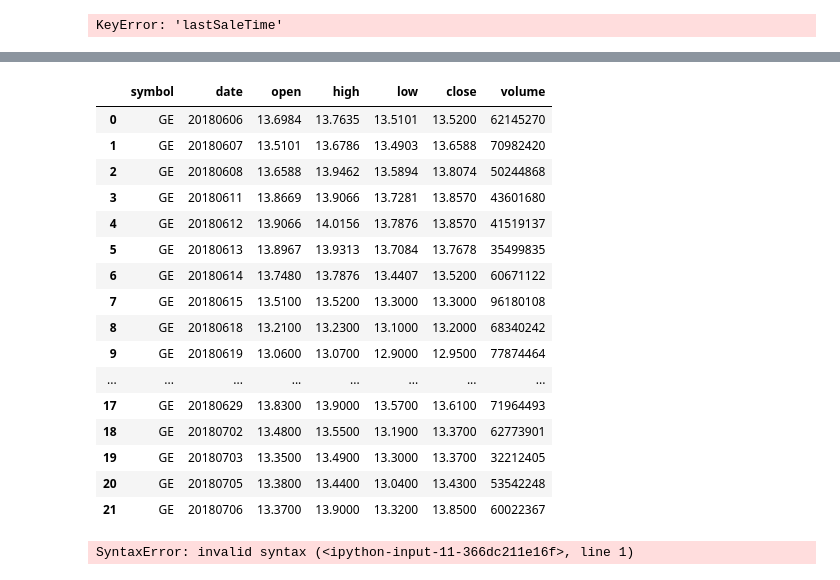
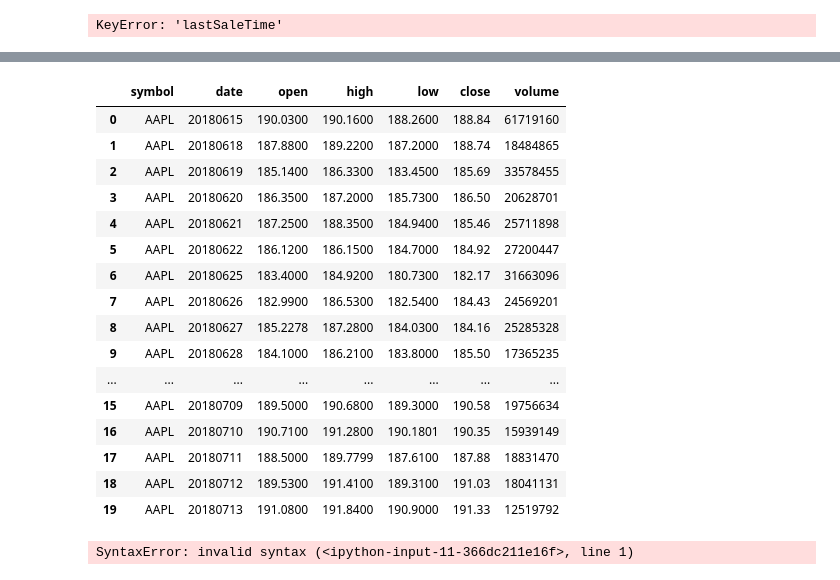
Before and after one commit to alphaBenj/RoughCut, a Jupyter notebook: files/REF!IEX01.ipynb, the cells around one changed output, grey strips where cells are left out. Cells and saved outputs as stored; diff of their text form; code cells hidden in the pictures.

```diff
--- a/files/REF!IEX01.ipynb
+++ b/files/REF!IEX01.ipynb
@@ -103,25 +102,25 @@ bars
 try:     bar = bars[['symbol','date','minute','open','high', 'low', 'close',  'volume',]]
 except:  bar = bars[['symbol','date','open','high', 'low', 'close',  'volume',]]
 # %%
-bar[bar['symbol']=="GE"]
+bar[bar['symbol']=="AAPL"]
 # %% [output]
 |  | symbol | date | open | high | low | close | volume |
-| 0 | GE | 20180606 | 13.6984 | 13.7635 | 13.5101 | 13.5200 | 62145270 |
-| 1 | GE | 20180607 | 13.5101 | 13.6786 | 13.4903 | 13.6588 | 70982420 |
-| 2 | GE | 20180608 | 13.6588 | 13.9462 | 13.5894 | 13.8074 | 50244868 |
-| 3 | GE | 20180611 | 13.8669 | 13.9066 | 13.7281 | 13.8570 | 43601680 |
-| 4 | GE | 20180612 | 13.9066 | 14.0156 | 13.7876 | 13.8570 | 41519137 |
-| 5 | GE | 20180613 | 13.8967 | 13.9313 | 13.7084 | 13.7678 | 35499835 |
-| 6 | GE | 20180614 | 13.7480 | 13.7876 | 13.4407 | 13.5200 | 60671122 |
-| 7 | GE | 20180615 | 13.5100 | 13.5200 | 13.3000 | 13.3000 | 96180108 |
-| 8 | GE | 20180618 | 13.2100 | 13.2300 | 13.1000 | 13.2000 | 68340242 |
-| 9 | GE | 20180619 | 13.0600 | 13.0700 | 12.9000 | 12.9500 | 77874464 |
+| 0 | AAPL | 20180615 | 190.0300 | 190.1600 | 188.2600 | 188.84 | 61719160 |
+| 1 | AAPL | 20180618 | 187.8800 | 189.2200 | 187.2000 | 188.74 | 18484865 |
+| 2 | AAPL | 20180619 | 185.1400 | 186.3300 | 183.4500 | 185.69 | 33578455 |
+| 3 | AAPL | 20180620 | 186.3500 | 187.2000 | 185.7300 | 186.50 | 20628701 |
+| 4 | AAPL | 20180621 | 187.2500 | 188.3500 | 184.9400 | 185.46 | 25711898 |
+| 5 | AAPL | 20180622 | 186.1200 | 186.1500 | 184.7000 | 184.92 | 27200447 |
+| 6 | AAPL | 20180625 | 183.4000 | 184.9200 | 180.7300 | 182.17 | 31663096 |
+| 7 | AAPL | 20180626 | 182.9900 | 186.5300 | 182.5400 | 184.43 | 24569201 |
+| 8 | AAPL | 20180627 | 185.2278 | 187.2800 | 184.0300 | 184.16 | 25285328 |
+| 9 | AAPL | 20180628 | 184.1000 | 186.2100 | 183.8000 | 185.50 | 17365235 |
 | ... | ... | ... | ... | ... | ... | ... | ... |
-| 17 | GE | 20180629 | 13.8300 | 13.9000 | 13.5700 | 13.6100 | 71964493 |
-| 18 | GE | 20180702 | 13.4800 | 13.5500 | 13.1900 | 13.3700 | 62773901 |
-| 19 | GE | 20180703 | 13.3500 | 13.4900 | 13.3000 | 13.3700 | 32212405 |
-| 20 | GE | 20180705 | 13.3800 | 13.4400 | 13.0400 | 13.4300 | 53542248 |
-| 21 | GE | 20180706 | 13.3700 | 13.9000 | 13.3200 | 13.8500 | 60022367 |
+| 15 | AAPL | 20180709 | 189.5000 | 190.6800 | 189.3000 | 190.58 | 19756634 |
+| 16 | AAPL | 20180710 | 190.7100 | 191.2800 | 190.1801 | 190.35 | 15939149 |
+| 17 | AAPL | 20180711 | 188.5000 | 189.7799 | 187.6100 | 187.88 | 18831470 |
+| 18 | AAPL | 20180712 | 189.5300 | 191.4100 | 189.3100 | 191.03 | 18041131 |
+| 19 | AAPL | 20180713 | 191.0800 | 191.8400 | 190.9000 | 191.33 | 12519792 |
 # %%
 https://api.iextrading.com/1.0/tops/last/?symbols=SNAP,fb,AIG%2b&format=csv
 # %% [output]
```
Also changed, not shown: parts of 4 cells of this notebook, 2 other files.
